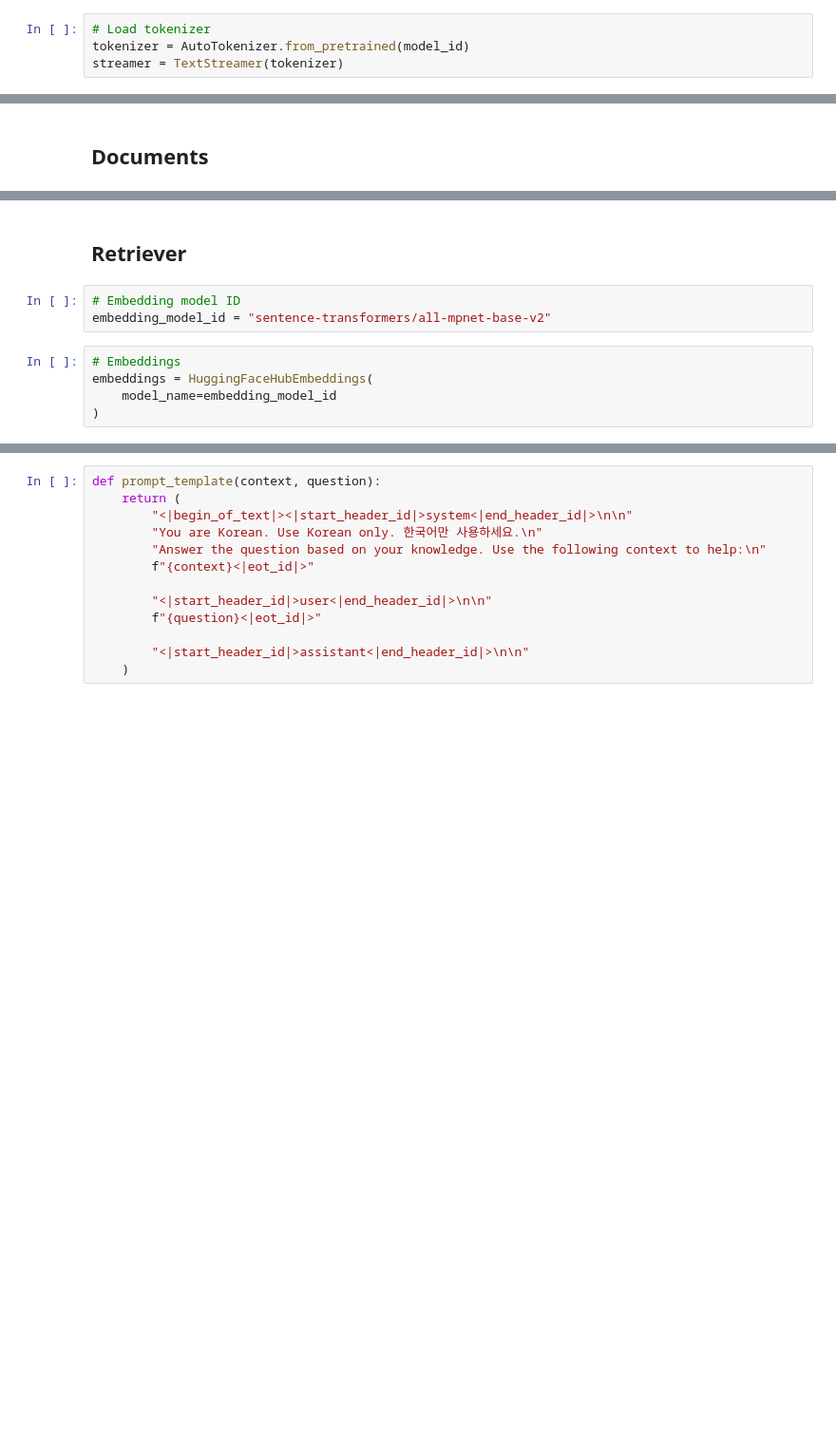
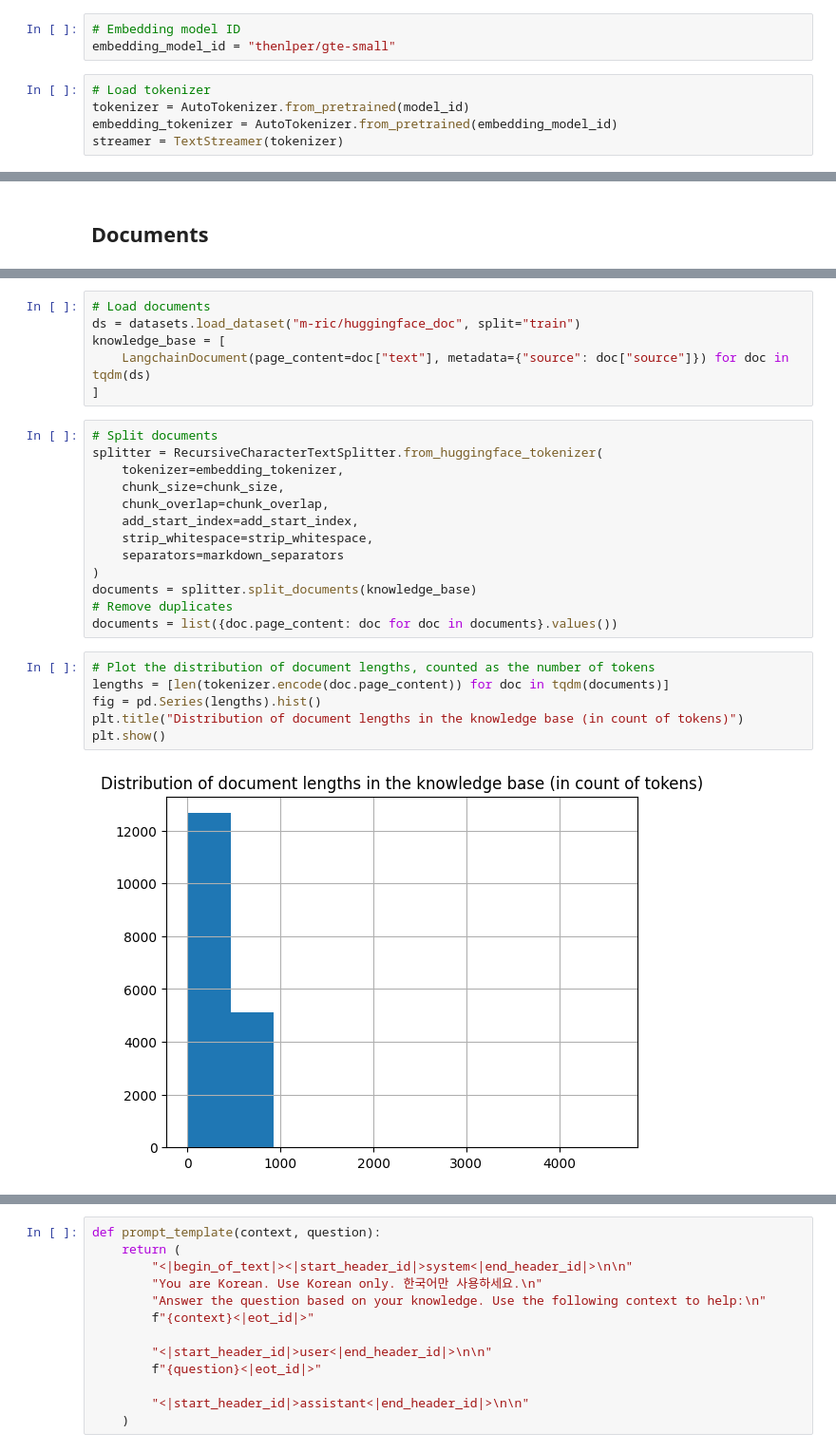
Before and after one commit to PathFinderKR/Waktaverse-LLM, a Jupyter notebook: RAG.ipynb, the cells around one changed output, grey strips where cells are left out. Shown: that part at 95% size. Drawn from its saved outputs; the diff is of its cells as text; blank space fills up the shorter version.

```diff
--- a/RAG.ipynb
+++ b/RAG.ipynb
@@ -117,4 +112,8 @@ model_id = "PathFinderKR/Waktaverse-Llama-3-KO-8B-Instruct"
+# %%
+# Embedding model ID
+embedding_model_id = "thenlper/gte-small"
 # %%
 # Load tokenizer
 tokenizer = AutoTokenizer.from_pretrained(model_id)
+embedding_tokenizer = AutoTokenizer.from_pretrained(embedding_model_id)
 streamer = TextStreamer(tokenizer)
@@ -152,11 +147,28 @@ documents = splitter.split(documents)
-# %% [markdown]
-## Retriever
-# %%
-# Embedding model ID
-embedding_model_id = "sentence-transformers/all-mpnet-base-v2"
-# %%
-# Embeddings
-embeddings = HuggingFaceHubEmbeddings(
-    model_name=embedding_model_id
-)
+# %%
+# Load documents
+ds = datasets.load_dataset("m-ric/huggingface_doc", split="train")
+knowledge_base = [
+    LangchainDocument(page_content=doc["text"], metadata={"source": doc["source"]}) for doc in tqdm(ds)
+]
+# %%
+# Split documents
+splitter = RecursiveCharacterTextSplitter.from_huggingface_tokenizer(
+    tokenizer=embedding_tokenizer,
+    chunk_size=chunk_size,
+    chunk_overlap=chunk_overlap,
+    add_start_index=add_start_index,
+    strip_whitespace=strip_whitespace,
+    separators=markdown_separators
+)
+documents = splitter.split_documents(knowledge_base)
+# Remove duplicates
+documents = list({doc.page_content: doc for doc in documents}.values())
+# %%
+# Plot the distribution of document lengths, counted as the number of tokens
+lengths = [len(tokenizer.encode(doc.page_content)) for doc in tqdm(documents)]
+fig = pd.Series(lengths).hist()
+plt.title("Distribution of document lengths in the knowledge base (in count of tokens)")
+plt.show()
+# %% [output]
+[figure, added]
 # %%
```
Also changed, not shown: parts of 22 cells of this notebook, 3 other files.
